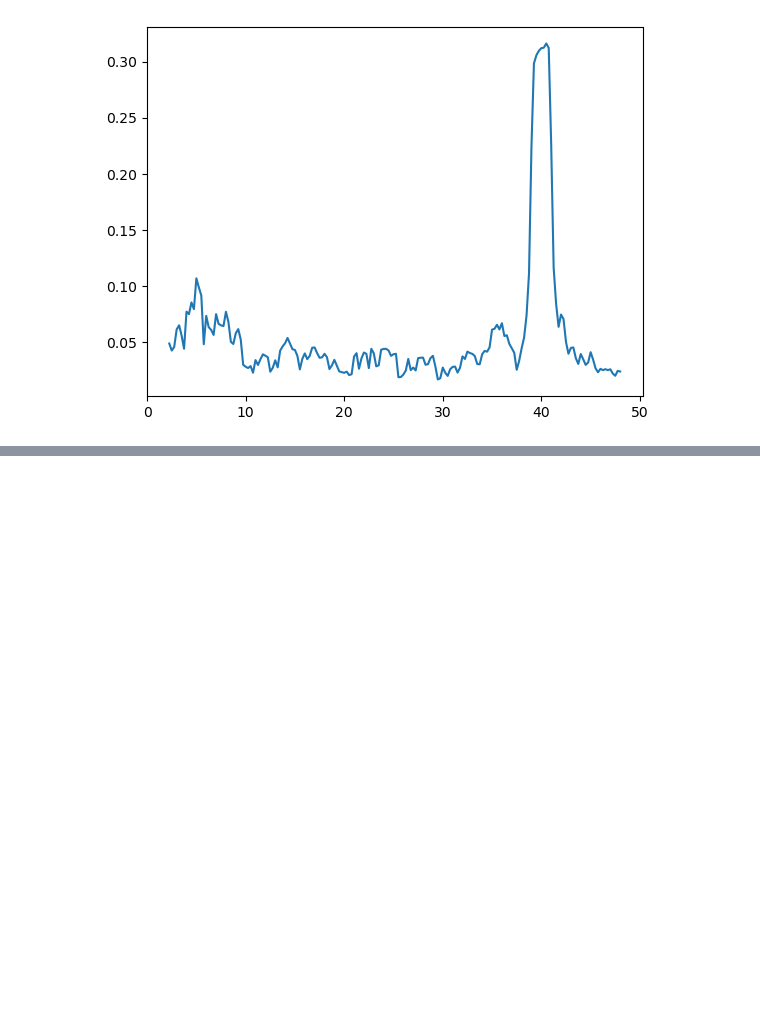
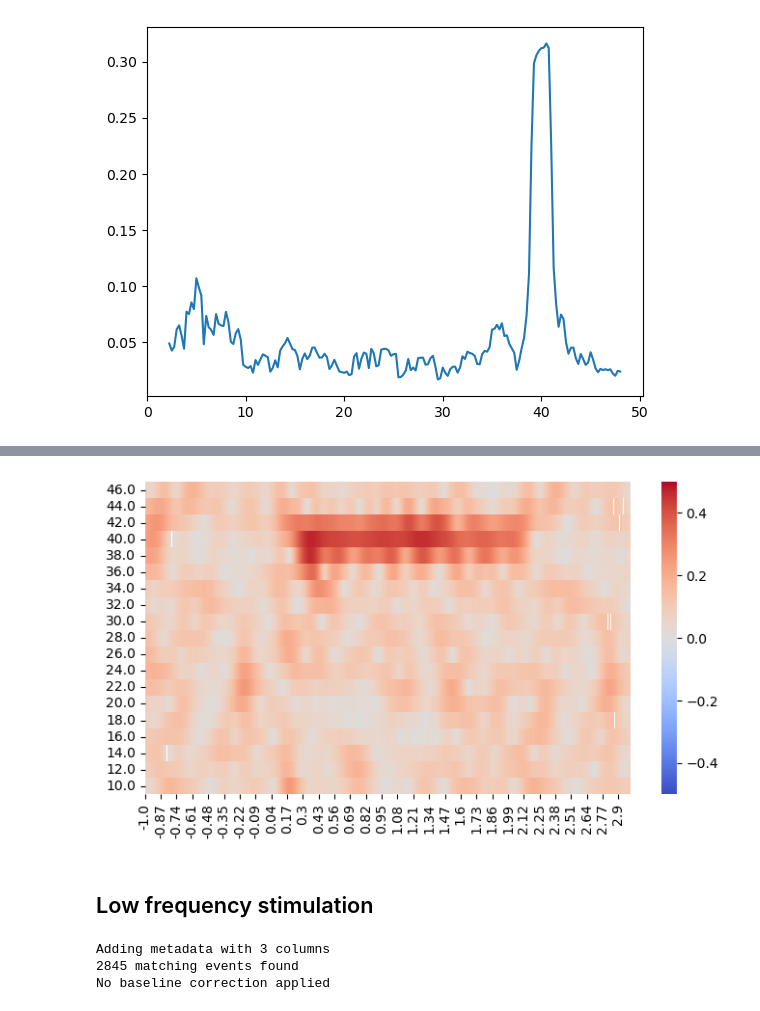
Before and after one commit to nathanweisz/methcogneurocode, a Jupyter notebook: Lecture5.ipynb, the cells around one changed output, grey strips where cells are left out. Cells and saved outputs as stored; diff of their text form; code cells hidden in the pictures; blank space fills up the shorter version.

Commit message:
Continued lecture 5

```diff
--- a/Lecture5.ipynb
+++ b/Lecture5.ipynb
@@ -252,0 +239,9 @@ KeyboardInterrupt:
+# %%
+#con_tfr = spectral_connectivity_time(newepochs, indices=indices,
+
+cwt_freqs = np.arange(10, 48, 2)
+cwt_n_cycles = cwt_freqs / 2.
+
+con_tfr = spectral_connectivity_epochs(newepochs, indices=(np.array([259]),np.array([ind40Hz])),
+    method='coh', mode='cwt_morlet',
+    cwt_freqs=cwt_freqs, cwt_n_cycles=cwt_n_cycles)
@@ -252,0 +266,22 @@ KeyboardInterrupt:
+# %%
+cohMat = np.squeeze(con_tfr.get_data())
+df_coh = pd.DataFrame(data=cohMat, columns=con_tfr.times, index=con_tfr.freqs)
+
+plt.figure(figsize = (7,4))
+ax = sns.heatmap(df_coh, vmin = -.5, vmax = .5, cmap = "coolwarm")
+ax.invert_yaxis()
+plt.show()
+# %% [output]
+[figure, added]
+# %% [markdown]
+## Low frequency stimulation
+# %%
+info = mne.io.read_info("sample-info.fif", verbose = True)
+info = mne.Info(info, sfreq=100)
+
+datapath = "/Users/b1019548/Library/CloudStorage/OneDrive-UniversitätSalzburg/Teaching/Master_VO_MethodsCogNeuro/Lecture3_Decoding/data/dataset4nathan.mat"
+epochs3Hz = mne.read_epochs_fieldtrip(datapath, info)
+# %% [output]
+Adding metadata with 3 columns
+2845 matching events found
+No baseline correction applied
```
Also changed, not shown: parts of 11 cells of this notebook.
